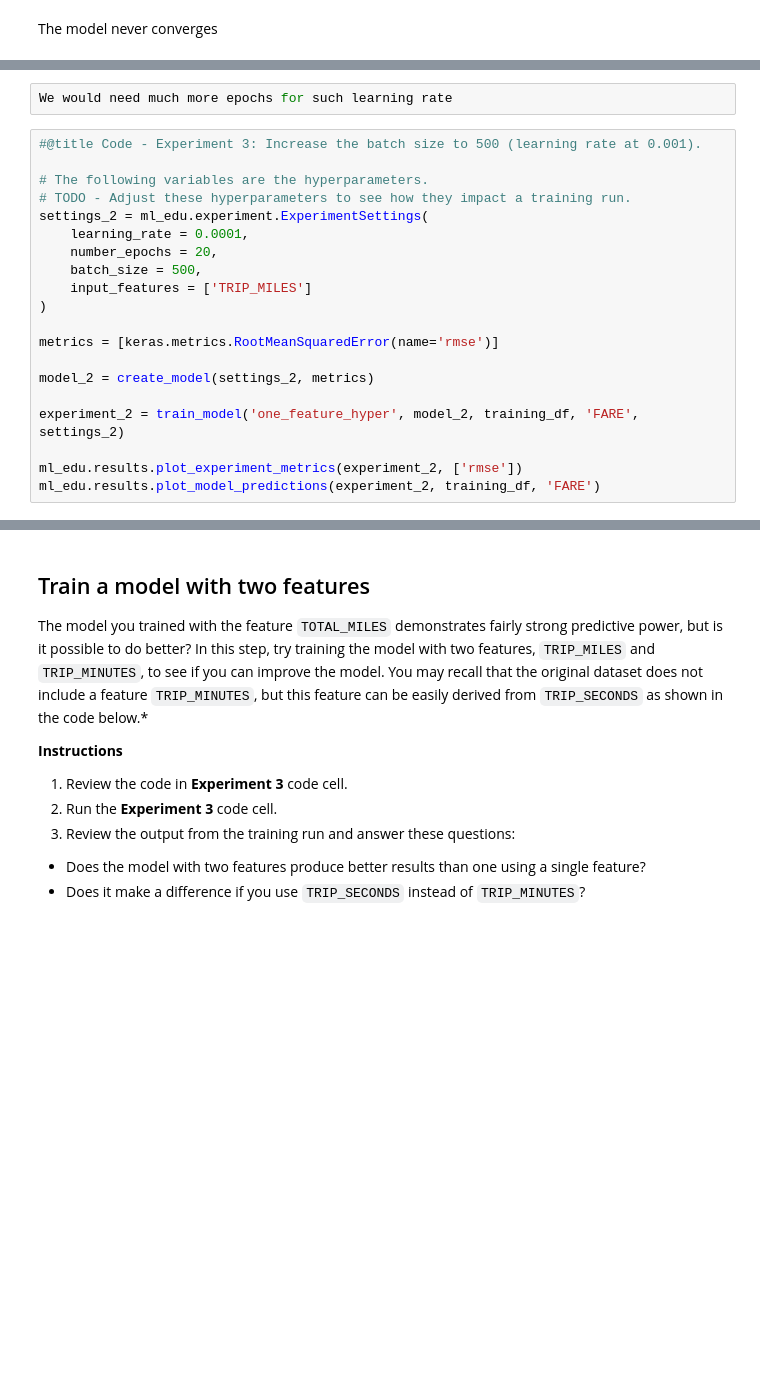
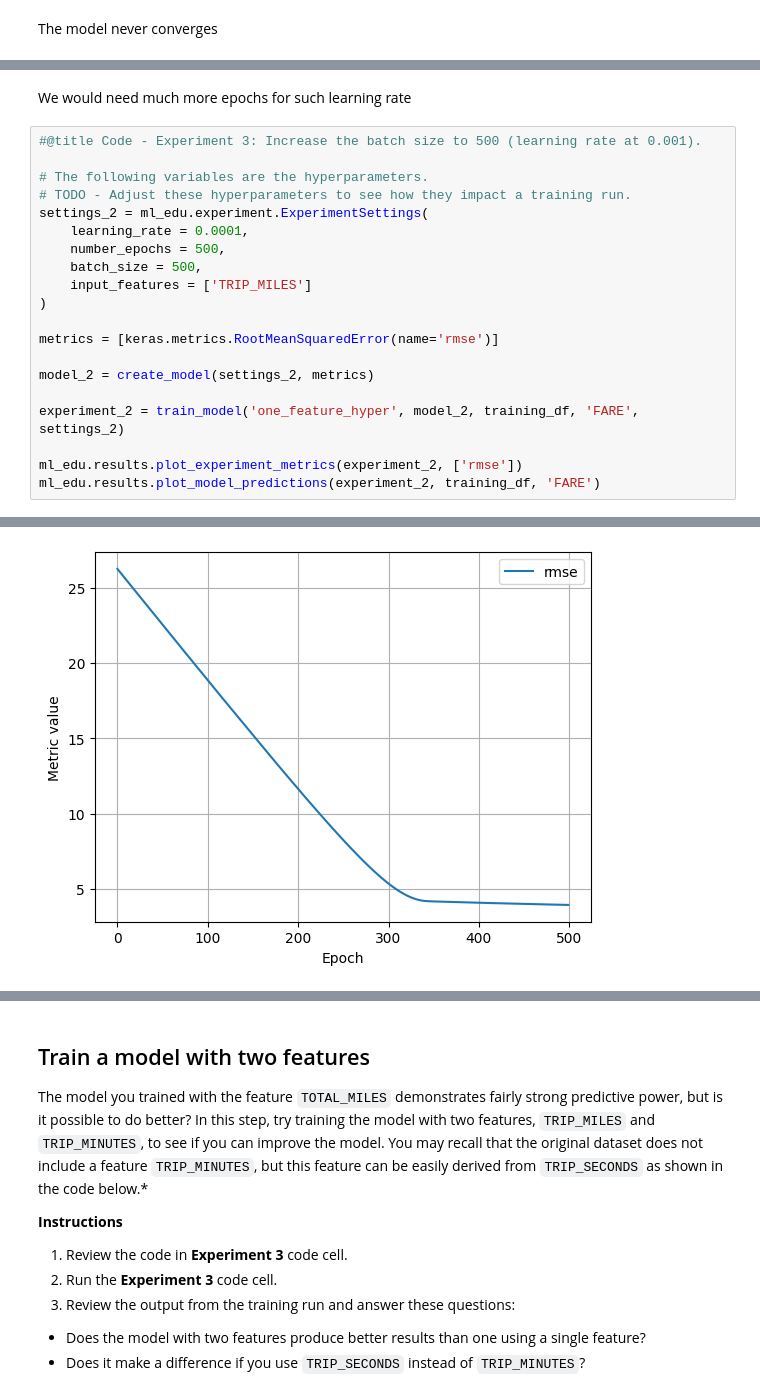
Before and after one commit to loicns/loicns, a Jupyter notebook: ml/cc/exercises/linear_regression_taxi.ipynb, the cells around one changed output, grey strips where cells are left out. Drawn from its saved outputs; the diff is of its cells as text; blank space fills up the shorter version.

```diff
--- a/ml/cc/exercises/linear_regression_taxi.ipynb
+++ b/ml/cc/exercises/linear_regression_taxi.ipynb
@@ -547,5 +549,5 @@ Epoch 20/20
-# %%
-We would need much more epochs for such learning rate
+# %% [markdown]
+We would need much more epochs for such learning rate
 # %%
 #@title Code - Experiment 3: Increase the batch size to 500 (learning rate at 0.001).
 
@@ -553,7 +555,7 @@ We would need much more epochs for such learning rate
 # TODO - Adjust these hyperparameters to see how they impact a training run.
 settings_2 = ml_edu.experiment.ExperimentSettings(
     learning_rate = 0.0001,
-    number_epochs = 20,
+    number_epochs = 500,
     batch_size = 500,
     input_features = ['TRIP_MILES']
 )
@@ -566,3 +568,4 @@ experiment_2 = train_model('one_feature_hyper', model_2, training_df, 'FARE', se
 
 ml_edu.results.plot_experiment_metrics(experiment_2, ['rmse'])
 ml_edu.results.plot_model_predictions(experiment_2, training_df, 'FARE')
+# %% [output]
@@ -569,3 +590,4 @@ ml_edu.results.plot_model_predictions(experiment_2, training_df, 'FARE')
+[figure, added]
 # %%
 #@title Double-click to view answers for hyperparameter experiments
 
```
Also changed, not shown: parts of 4 cells of this notebook.
